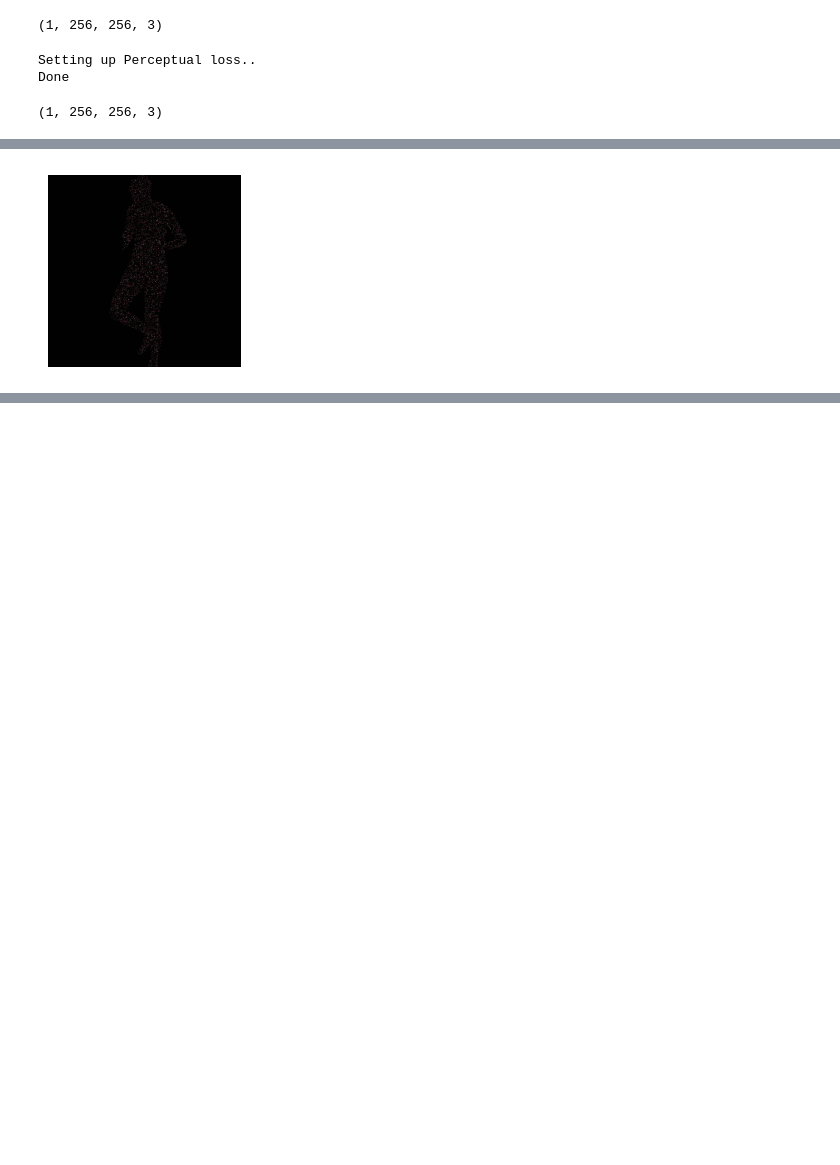
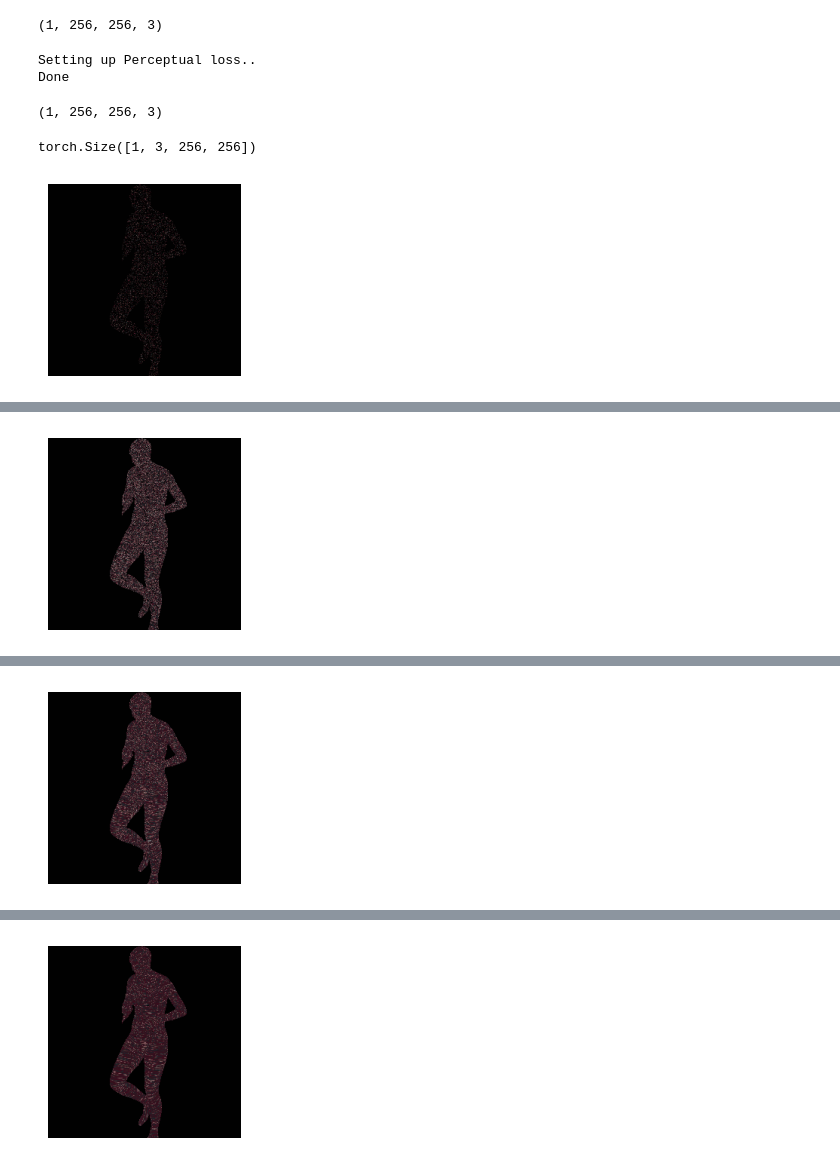
Before and after one commit to AshokBatakala/TextureSynthesis, a Jupyter notebook: experiment_2.ipynb, the cells around one changed output, grey strips where cells are left out. Saved outputs shown, nothing was run; the diff lists cells and outputs as text; code cells hidden in the pictures; blank space fills up the shorter version.

```diff
--- a/experiment_2.ipynb
+++ b/experiment_2.ipynb
@@ -82,58 +75,40 @@ tgt.shape
 Setting up Perceptual loss..
 Done
 (1, 256, 256, 3)
+# %%
+tgt_pre.shape
+# %% [output]
+torch.Size([1, 3, 256, 256])
 # %%
 # training loop to learn texture and T from image
 params = [ texture_flow]
 optim = torch.optim.Adam(params,lr=0.005)
 
 
-for i in range(100):
+for i in range(1000):
     optim.zero_grad()
 
 
     # update texture map
-    renderer.texture_map = get_texture_map(texture_flow,tgt_post)
+    renderer.texture_map = torch.nn.Parameter(get_texture_map(texture_flow,tgt_post) )
     images = renderer.render()
 
     images = images.permute(0,3,1,2)[:,:3,:,:].float().to(device)
-
-    # resize both to 256,256
-
-
     perceptual_loss = texture_loss(images,tgt_pre.float().to(device))
     tv_loss_value = tv_loss(texture_flow)
     loss = perceptual_loss  + 1 * tv_loss_value
 
     # just use sme
-    loss2 = images - tgt_pre.float().to(device)
-    loss2 = torch.sum(loss**2)
+    # loss2 = images - tgt_pre.float().to(device)
+    # loss2 = torch.sum(loss**2)
 
-    loss = loss2 #+loss
-
-
-    # print(f"percep loss:{perceptual_loss.item()} tv loss:{tv_loss_value.item()}")
-
-    print('i :' , i,'loss:',loss.item())
-    # break
-
-
-
-
-    # diff = images[0,...,:3] - torch.from_numpy(tgt).to(device)
-    # loss = torch.sum(diff**2) + 0.5 * tv_loss(renderer.texture_map)
+    # loss = loss2 #+loss
+    # print('i :' , i,'loss:',loss.item())
     loss.backward()
     optim.step()
     # print(loss.item())
     if i%200 == 0:
         lazy_plot(images)
-        # plt.figure(figsize=(3,3))
-        # plt.imshow(images[0,...,:3].cpu().detach().numpy().clip(0,1))
-        # plt.axis('off')
-        # plt.show()
-
-        # print(renderer.T)
-        # print(renderer.texture_map)
-        # print(renderer.verts)
-        print('loss:',loss.item())
+        print('i :' , i,'loss:',loss.item())
 # %% [output]
+[figure]
@@ -141 +116 @@ i : 0 loss: 10.015326499938965
-[figure]
+[figure, added]
@@ -158,0 +118 @@ i : 99 loss: 2.2147042751312256
+[figure, added]
@@ -158,0 +120 @@ i : 99 loss: 2.2147042751312256
+[figure, added]
```
Also changed, not shown: parts of 14 cells of this notebook, 1 other file.
